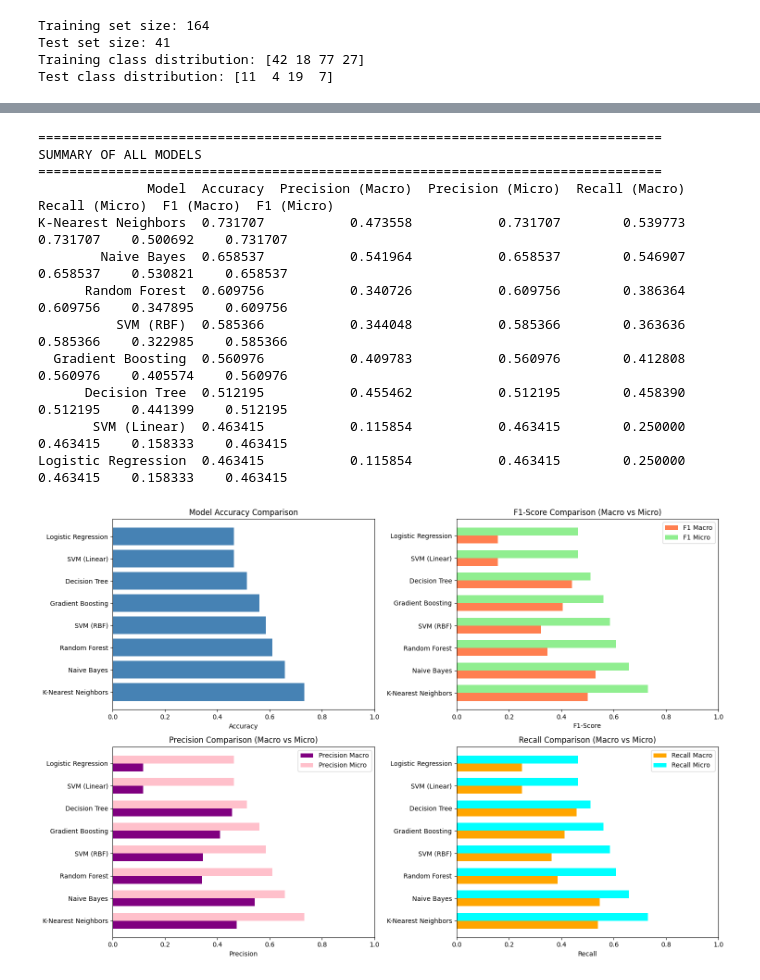
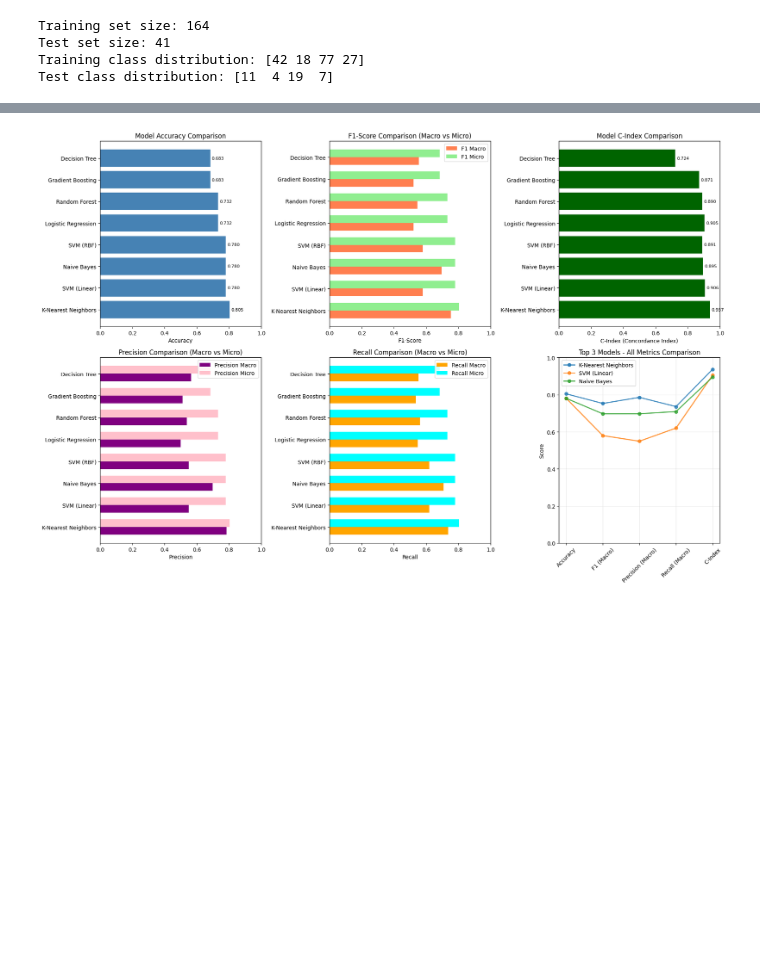
Before and after one commit to Shahriar1638/Multi-omics-Cancer-subtype, a Jupyter notebook: Single_omics_mlp_pipline.ipynb, the cells around one changed output, grey strips where cells are left out. Cells and saved outputs as stored; diff of their text form; code cells hidden in the pictures; blank space fills up the shorter version.

```diff
--- a/Single_omics_mlp_pipline.ipynb
+++ b/Single_omics_mlp_pipline.ipynb
@@ -373,7 +354,7 @@ plt.show()
 Now let's train multiple classifiers on the fused features and evaluate with detailed metrics.
 # %%
 # Load subtype labels
-labels_df = pd.read_csv("../Updated_model_nd_dataset/processed_labels_3Omics_FXS_OG.csv", index_col=0)
+labels_df = pd.read_csv("../NewDatasets/processed_labels_3Omics_FXS_OG.csv", index_col=0)
 
 # Align labels with our data
 common_samples = gene_df.index.intersection(labels_df.index)
@@ -495,0 +773,12 @@ Training and evaluating classifiers...
+# %%
+# Combine Traditional ML and Native MLP Results
+print("\n" + "="*80)
+print("COMBINED RESULTS: TRADITIONAL ML vs NATIVE MLPs")
+print("="*80)
+
+# Combine all results
+all_results = results + mlp_results
+combined_df = pd.DataFrame(all_results)
+combined_df = combined_df.sort_values('Accuracy', ascending=False)
+
+print(combined_df.to_string(index=False))
@@ -498,19 +928,17 @@ Training and evaluating classifiers...
 results_df = pd.DataFrame(results)
 results_df = results_df.sort_values('Accuracy', ascending=False)
 
-print("\n" + "="*80)
-print("SUMMARY OF ALL MODELS")
-print("="*80)
-print(results_df.to_string(index=False))
-
 # Visualize results
-fig, axes = plt.subplots(2, 2, figsize=(15, 10))
+fig, axes = plt.subplots(2, 3, figsize=(18, 12))
 
 # Plot 1: Accuracy comparison
-axes[0, 0].barh(results_df['Model'], results_df['Accuracy'], color='steelblue')
+bars1 = axes[0, 0].barh(results_df['Model'], results_df['Accuracy'], color='steelblue')
 axes[0, 0].set_xlabel('Accuracy')
 axes[0, 0].set_title('Model Accuracy Comparison')
 axes[0, 0].set_xlim([0, 1])
+# Add accuracy values on bars
+for bar, acc in zip(bars1, results_df['Accuracy']):
+    axes[0, 0].text(acc + 0.01, bar.get_y() + bar.get_height()/2, f'{acc:.3f}', va='center', fontsize=8)
 
 # Plot 2: F1-Score comparison (Macro and Micro)
 x = np.arange(len(results_df))
@@ -518,48 +946,62 @@ width = 0.35
 axes[0, 1].barh(x - width/2, results_df['F1 (Macro)'], width, label='F1 Macro', color='coral')
 axes[0, 1].barh(x + width/2, results_df['F1 (Micro)'], width, label='F1 Micro', color='lightgreen')
 axes[0, 1].set_yticks(x)
 axes[0, 1].set_yticklabels(results_df['Model'])
 axes[0, 1].set_xlabel('F1-Score')
 axes[0, 1].set_title('F1-Score Comparison (Macro vs Micro)')
 axes[0, 1].legend()
 axes[0, 1].set_xlim([0, 1])
 
-# Plot 3: Precision comparison
+# Plot 3: C-Index comparison
+bars3 = axes[0, 2].barh(results_df['Model'], results_df['C-Index'], color='darkgreen')
+axes[0, 2].set_xlabel('C-Index (Concordance Index)')
+axes[0, 2].set_title('Model C-Index Comparison')
+axes[0, 2].set_xlim([0, 1])
+# Add C-index values on bars
+for bar, c_idx in zip(bars3, results_df['C-Index']):
+    axes[0, 2].text(c_idx + 0.01, bar.get_y() + bar.get_height()/2, f'{c_idx:.3f}', va='center', fontsize=8)
+
+# Plot 4: Precision comparison
 axes[1, 0].barh(x - width/2, results_df['Precision (Macro)'], width, label='Precision Macro', color='purple')
 axes[1, 0].barh(x + width/2, results_df['Precision (Micro)'], width, label='Precision Micro', color='pink')
 axes[1, 0].set_yticks(x)
 axes[1, 0].set_yticklabels(results_df['Model'])
 axes[1, 0].set_xlabel('Precision')
 axes[1, 0].set_title('Precision Comparison (Macro vs Micro)')
 axes[1, 0].legend()
 axes[1, 0].set_xlim([0, 1])
 
-# Plot 4: Recall comparison
+# Plot 5: Recall comparison
 axes[1, 1].barh(x - width/2, results_df['Recall (Macro)'], width, label='Recall Macro', color='orange')
 axes[1, 1].barh(x + width/2, results_df['Recall (Micro)'], width, label='Recall Micro', color='cyan')
 axes[1, 1].set_yticks(x)
 axes[1, 1].set_yticklabels(results_df['Model'])
 axes[1, 1].set_xlabel('Recall')
 axes[1, 1].set_title('Recall Comparison (Macro vs Micro)')
 axes[1, 1].legend()
 axes[1, 1].set_xlim([0, 1])
 
+# Plot 6: Combined metrics radar chart for top 3 models
+top_3 = results_df.head(3)
+metrics_radar = ['Accuracy', 'F1 (Macro)', 'Precision (Macro)', 'Recall (Macro)', 'C-Index']
+x_pos = np.arange(len(metrics_radar))
+
+for i, (_, row) in enumerate(top_3.iterrows()):
+    values = [row[metric] for metric in metrics_radar]
+    axes[1, 2].plot(x_pos, values, 'o-', label=row['Model'], linewidth=2, markersize=6, alpha=0.8)
+
+axes[1, 2].set_xticks(x_pos)
+axes[1, 2].set_xticklabels(metrics_radar, rotation=45)
+axes[1, 2].set_ylabel('Score')
+axes[1, 2].set_title('Top 3 Models - All Metrics Comparison')
+axes[1, 2].legend()
+axes[1, 2].set_ylim([0, 1])
+axes[1, 2].grid(True, alpha=0.3)
+
 plt.tight_layout()
 plt.show()
 # %% [output]
-================================================================================
-SUMMARY OF ALL MODELS
-================================================================================
-              Model  Accuracy  Precision (Macro)  Precision (Micro)  Recall (Macro)  Recall (Micro)  F1 (Macro)  F1 (Micro)
-K-Nearest Neighbors  0.731707           0.473558           0.731707        0.539773        0.731707    0.500692    0.731707
-        Naive Bayes  0.658537           0.541964           0.658537        0.546907        0.658537    0.530821    0.658537
-      Random Forest  0.609756           0.340726           0.609756        0.386364        0.609756    0.347895    0.609756
-          SVM (RBF)  0.585366           0.344048           0.585366        0.363636        0.585366    0.322985    0.585366
-  Gradient Boosting  0.560976           0.409783           0.560976        0.412808        0.560976    0.405574    0.560976
-      Decision Tree  0.512195           0.455462           0.512195        0.458390        0.512195    0.441399    0.512195
-       SVM (Linear)  0.463415           0.115854           0.463415        0.250000        0.463415    0.158333    0.463415
-Logistic Regression  0.463415           0.115854           0.463415        0.250000        0.463415    0.158333    0.463415
-[figure, old version]
+[figure, new version]
 # %%
 # Detailed classification report for the best model
 best_model_name = results_df.iloc[0]['Model']
```
Also changed, not shown: parts of 15 cells of this notebook, 10 other files.
